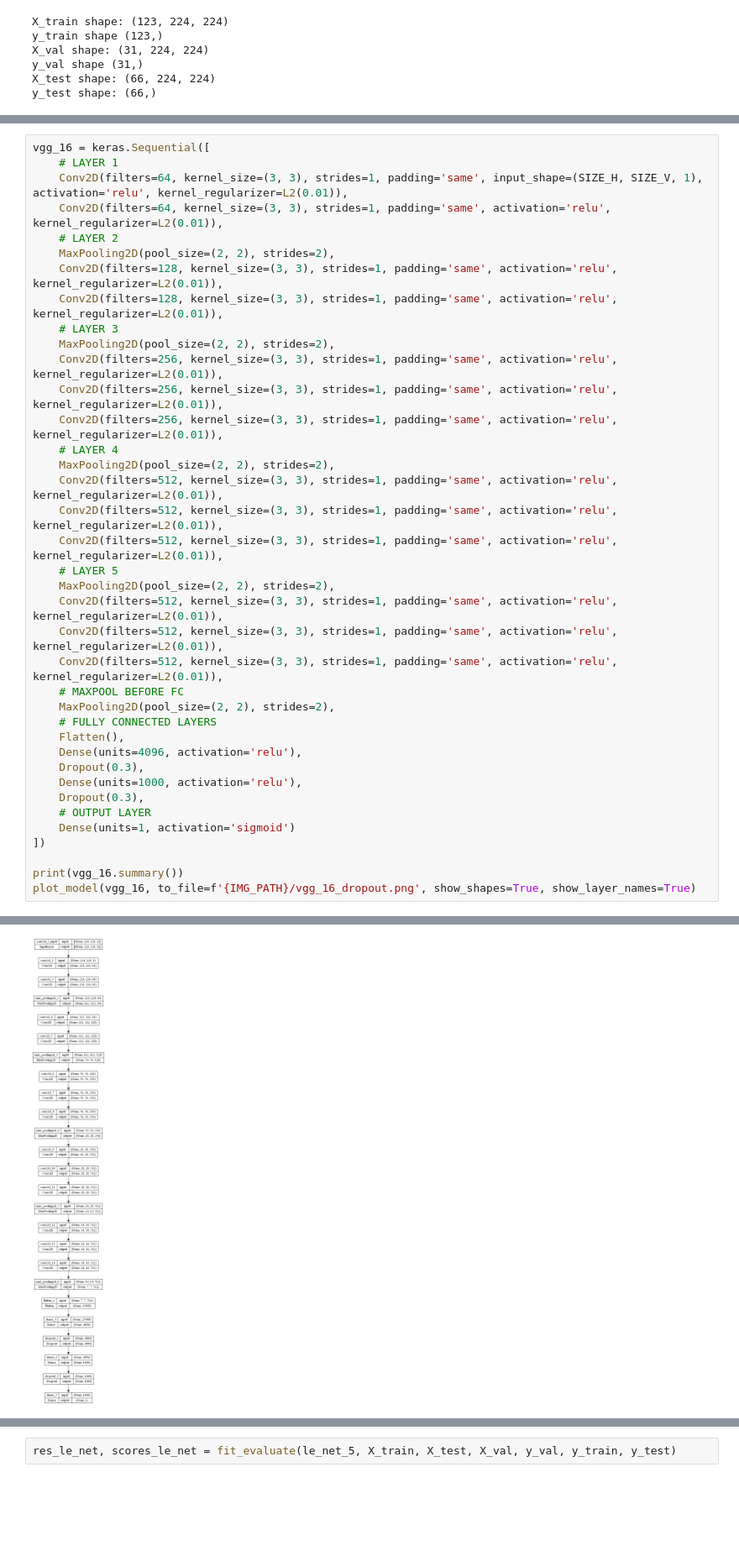
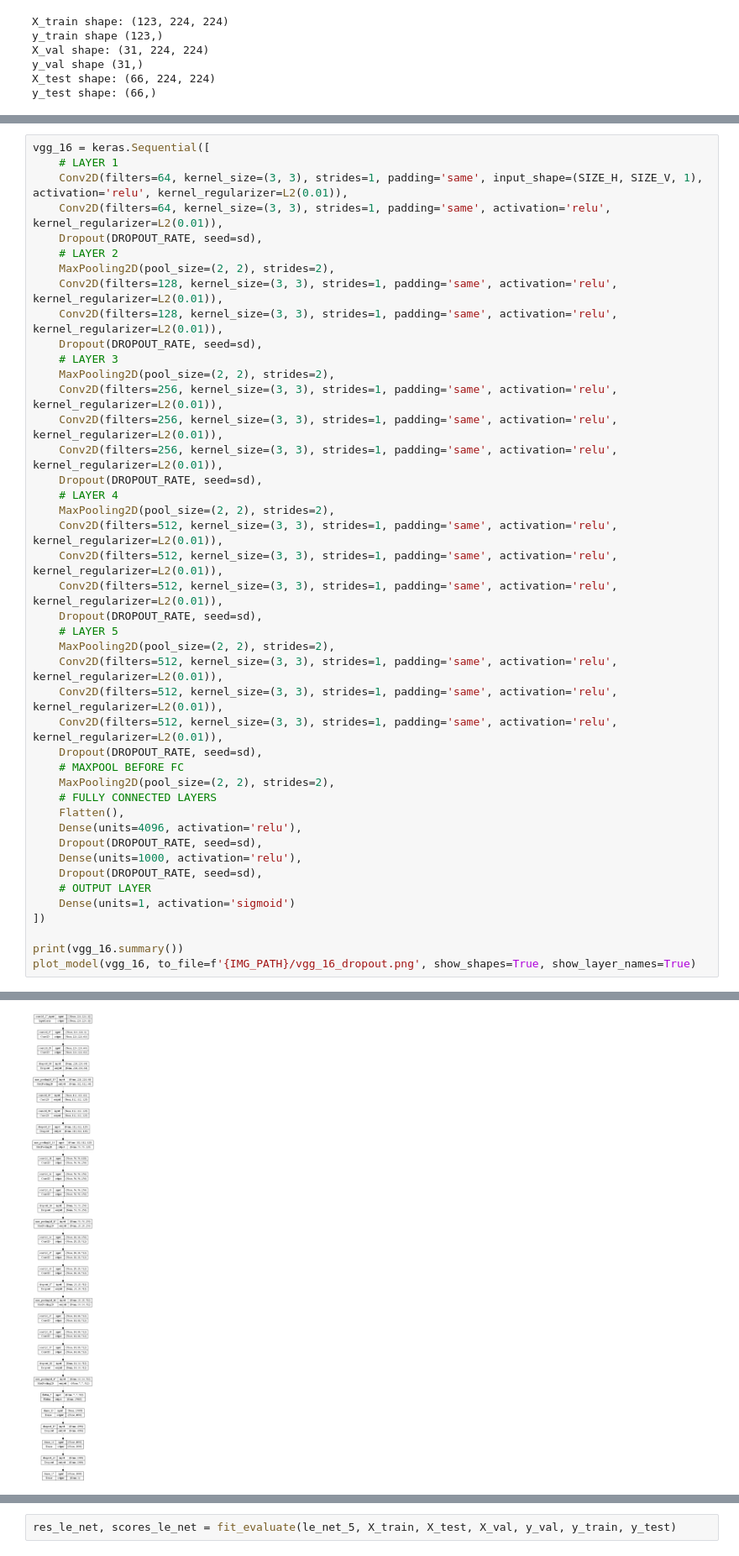
Before and after one commit to BittingBarracuda/BTD_Python, a Jupyter notebook: nn2_train.ipynb, the cells around one changed output, grey strips where cells are left out. Shown at 84% size. Drawn from its saved outputs; the diff is of its cells as text; blank space fills up the shorter version.

Commit message:
Added dropout layers to lu-net and vgg-16 architectures.

```diff
--- a/nn2_train.ipynb
+++ b/nn2_train.ipynb
@@ -551,33 +551,38 @@ vgg_16 = keras.Sequential([
     # LAYER 1
     Conv2D(filters=64, kernel_size=(3, 3), strides=1, padding='same', input_shape=(SIZE_H, SIZE_V, 1), activation='relu', kernel_regularizer=L2(0.01)),
     Conv2D(filters=64, kernel_size=(3, 3), strides=1, padding='same', activation='relu', kernel_regularizer=L2(0.01)),
+    Dropout(DROPOUT_RATE, seed=sd),
     # LAYER 2
     MaxPooling2D(pool_size=(2, 2), strides=2),
     Conv2D(filters=128, kernel_size=(3, 3), strides=1, padding='same', activation='relu', kernel_regularizer=L2(0.01)),
     Conv2D(filters=128, kernel_size=(3, 3), strides=1, padding='same', activation='relu', kernel_regularizer=L2(0.01)),
+    Dropout(DROPOUT_RATE, seed=sd),
     # LAYER 3
     MaxPooling2D(pool_size=(2, 2), strides=2),
     Conv2D(filters=256, kernel_size=(3, 3), strides=1, padding='same', activation='relu', kernel_regularizer=L2(0.01)),
     Conv2D(filters=256, kernel_size=(3, 3), strides=1, padding='same', activation='relu', kernel_regularizer=L2(0.01)),
     Conv2D(filters=256, kernel_size=(3, 3), strides=1, padding='same', activation='relu', kernel_regularizer=L2(0.01)),
+    Dropout(DROPOUT_RATE, seed=sd),
     # LAYER 4
     MaxPooling2D(pool_size=(2, 2), strides=2),
     Conv2D(filters=512, kernel_size=(3, 3), strides=1, padding='same', activation='relu', kernel_regularizer=L2(0.01)),
     Conv2D(filters=512, kernel_size=(3, 3), strides=1, padding='same', activation='relu', kernel_regularizer=L2(0.01)),
     Conv2D(filters=512, kernel_size=(3, 3), strides=1, padding='same', activation='relu', kernel_regularizer=L2(0.01)),
+    Dropout(DROPOUT_RATE, seed=sd),
     # LAYER 5
     MaxPooling2D(pool_size=(2, 2), strides=2),
     Conv2D(filters=512, kernel_size=(3, 3), strides=1, padding='same', activation='relu', kernel_regularizer=L2(0.01)),
     Conv2D(filters=512, kernel_size=(3, 3), strides=1, padding='same', activation='relu', kernel_regularizer=L2(0.01)),
     Conv2D(filters=512, kernel_size=(3, 3), strides=1, padding='same', activation='relu', kernel_regularizer=L2(0.01)),
+    Dropout(DROPOUT_RATE, seed=sd),
     # MAXPOOL BEFORE FC
     MaxPooling2D(pool_size=(2, 2), strides=2),
     # FULLY CONNECTED LAYERS
     Flatten(),
     Dense(units=4096, activation='relu'),
-    Dropout(0.3),
+    Dropout(DROPOUT_RATE, seed=sd),
     Dense(units=1000, activation='relu'),
-    Dropout(0.3),
+    Dropout(DROPOUT_RATE, seed=sd),
     # OUTPUT LAYER
     Dense(units=1, activation='sigmoid')
 ])
@@ -601,8 +606,8 @@ _________________________________________________________________
 Trainable params: 121,576,081
 Non-trainable params: 0
 _________________________________________________________________
 None
-[figure, old version]
+[figure, new version]
 # %%
 lu_net = keras.Sequential([
     # LAYER 1
```
Also changed, not shown: parts of 3 cells of this notebook, 3 other files.
